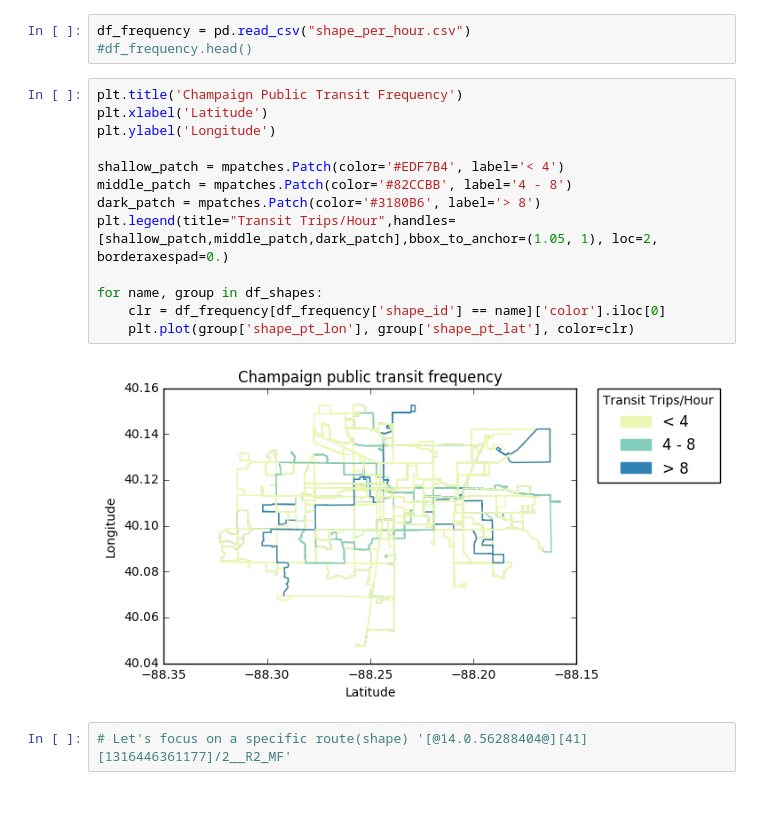
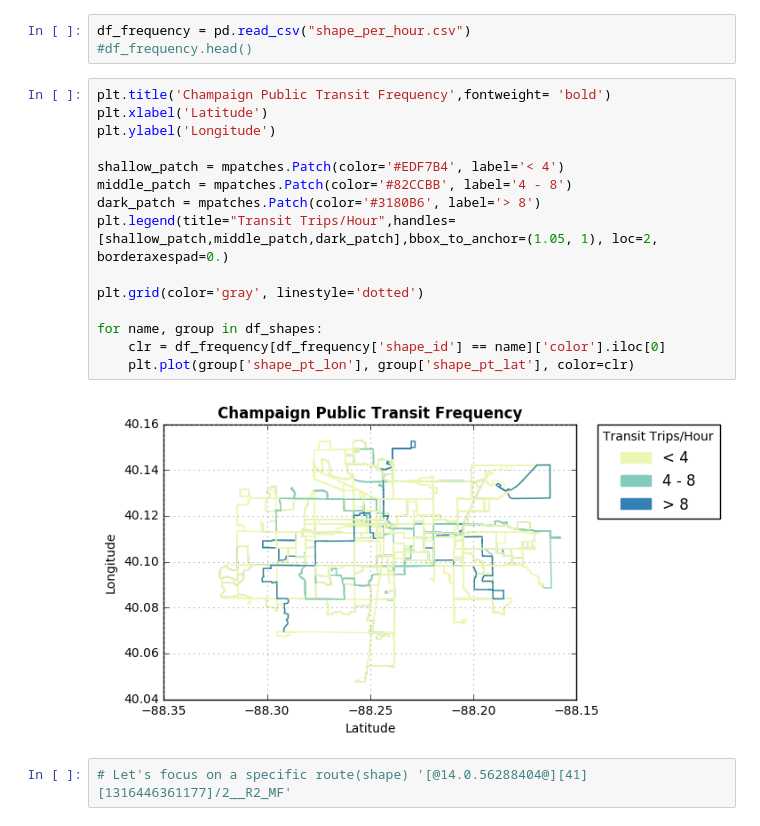
Before and after one commit to huilyu2/project-spring2017, a Jupyter notebook: part1/Trace+Tracking.ipynb, the cells around one changed output. Saved outputs shown, nothing was run; the diff lists cells and outputs as text.

```diff
--- a/part1/Trace+Tracking.ipynb
+++ b/part1/Trace+Tracking.ipynb
@@ -23,20 +23,22 @@ df_shapes = pd.read_csv("shapes.txt").groupby('shape_id')
 df_frequency = pd.read_csv("shape_per_hour.csv")
 #df_frequency.head()
 # %%
-plt.title('Champaign Public Transit Frequency')
+plt.title('Champaign Public Transit Frequency',fontweight= 'bold')
 plt.xlabel('Latitude')
 plt.ylabel('Longitude')
 
 shallow_patch = mpatches.Patch(color='#EDF7B4', label='< 4')
 middle_patch = mpatches.Patch(color='#82CCBB', label='4 - 8')
 dark_patch = mpatches.Patch(color='#3180B6', label='> 8')
 plt.legend(title="Transit Trips/Hour",handles=[shallow_patch,middle_patch,dark_patch],bbox_to_anchor=(1.05, 1), loc=2, borderaxespad=0.)
 
+plt.grid(color='gray', linestyle='dotted')
+
 for name, group in df_shapes:
     clr = df_frequency[df_frequency['shape_id'] == name]['color'].iloc[0]
     plt.plot(group['shape_pt_lon'], group['shape_pt_lat'], color=clr)
 # %% [output]
-[figure, old version]
+[figure, new version]
 # %%
 # Let's focus on a specific route(shape) '[@14.0.56288404@][41][1316446361177]/2__R2_MF'
 # %%
```
Also changed, not shown: parts of 4 cells of this notebook, 2 other files.
